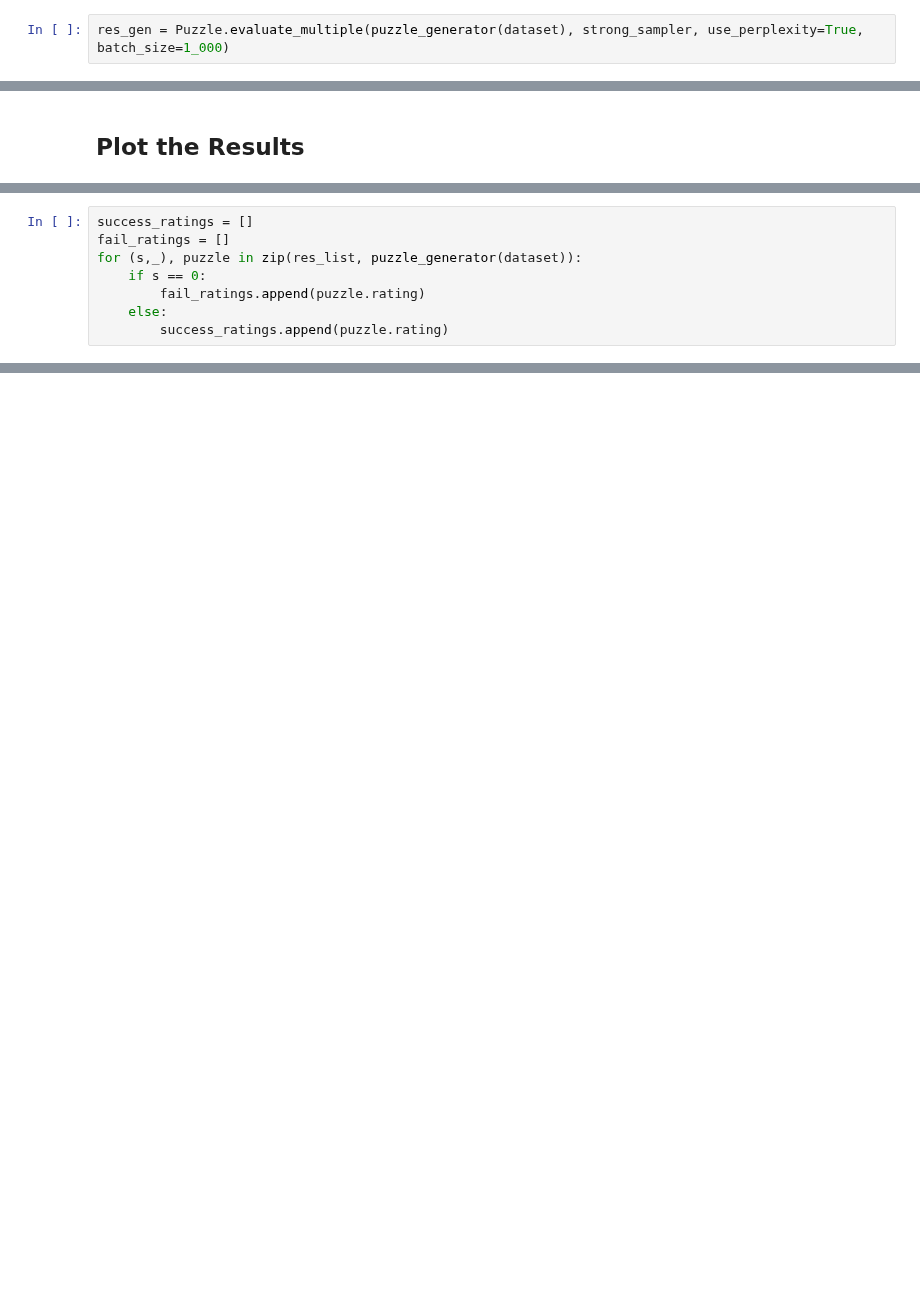
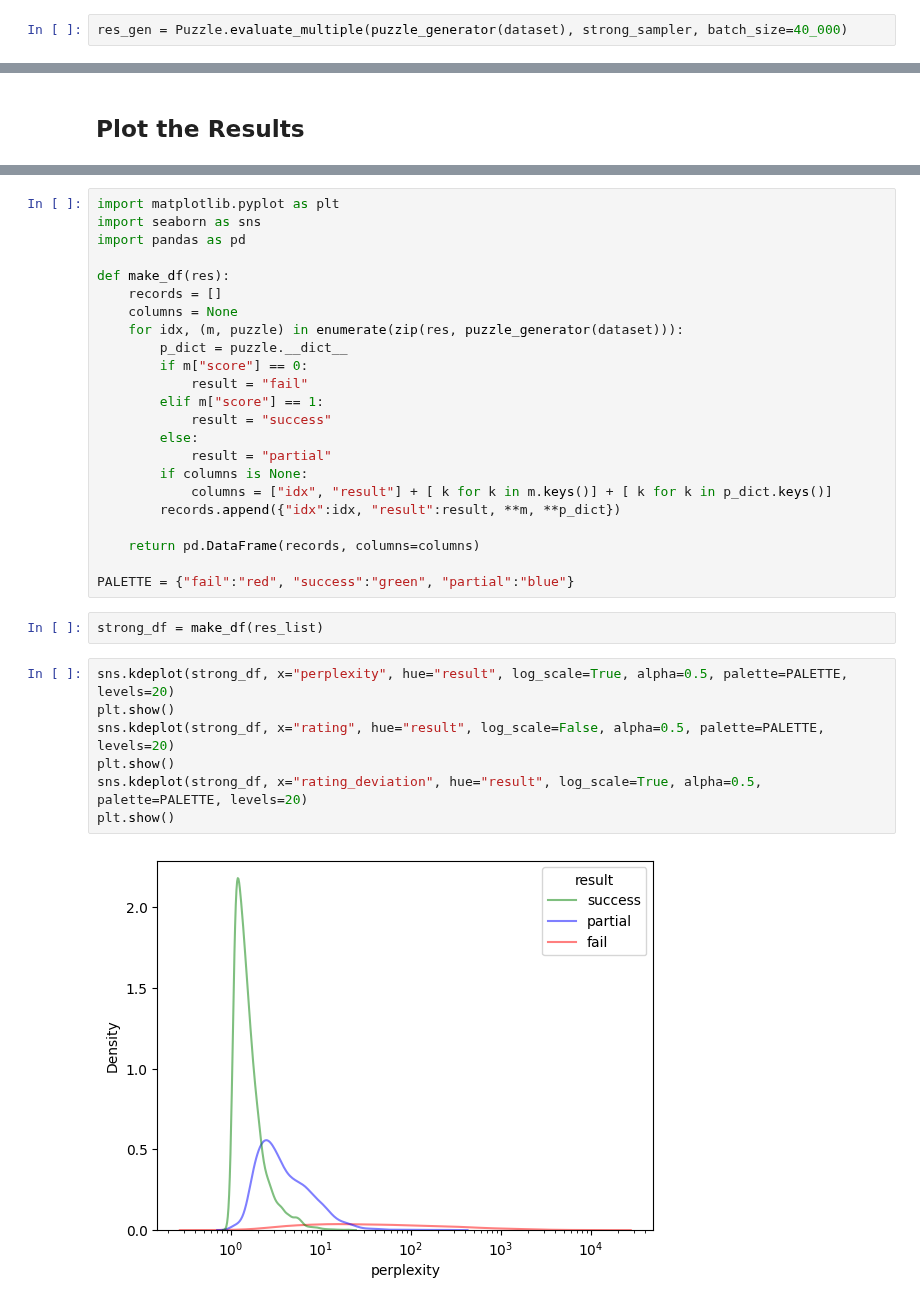
Before and after one commit to Xmaster6y/lczerolens, a Jupyter notebook: docs/source/notebooks/features/evaluate_models_on_puzzles.ipynb, the cells around one changed output, grey strips where cells are left out. Cells and saved outputs as stored; diff of their text form; blank space fills up the shorter version.

```diff
--- a/docs/source/notebooks/features/evaluate_models_on_puzzles.ipynb
+++ b/docs/source/notebooks/features/evaluate_models_on_puzzles.ipynb
@@ -103,6 +151,6 @@ def puzzle_generator(dataset, lim=1_000):
             break
         yield Puzzle.from_dict(d)
 # %%
-res_gen = Puzzle.evaluate_multiple(puzzle_generator(dataset), strong_sampler, use_perplexity=True, batch_size=1_000)
+res_gen = Puzzle.evaluate_multiple(puzzle_generator(dataset), strong_sampler, batch_size=40_000)
 # %%
 res_list = list(res_gen)
@@ -143,8 +177,0 @@ plt.show()
-# %%
-success_ratings = []
-fail_ratings = []
-for (s,_), puzzle in zip(res_list, puzzle_generator(dataset)):
-    if s == 0:
-        fail_ratings.append(puzzle.rating)
-    else:
-        success_ratings.append(puzzle.rating)
@@ -177,0 +178,34 @@ plot_attribute("popularity", success_puzzles, fail_puzzles)
+# %%
+import matplotlib.pyplot as plt
+import seaborn as sns
+import pandas as pd
+
+def make_df(res):
+    records = []
+    columns = None
+    for idx, (m, puzzle) in enumerate(zip(res, puzzle_generator(dataset))):
+        p_dict = puzzle.__dict__
+        if m["score"] == 0:
+            result = "fail"
+        elif m["score"] == 1:
+            result = "success"
+        else:
+            result = "partial"
+        if columns is None:
+            columns = ["idx", "result"] + [ k for k in m.keys()] + [ k for k in p_dict.keys()]
+        records.append({"idx":idx, "result":result, **m, **p_dict})
+
+    return pd.DataFrame(records, columns=columns)
+
+PALETTE = {"fail":"red", "success":"green", "partial":"blue"}
+# %%
+strong_df = make_df(res_list)
+# %%
+sns.kdeplot(strong_df, x="perplexity", hue="result", log_scale=True, alpha=0.5, palette=PALETTE, levels=20)
+plt.show()
+sns.kdeplot(strong_df, x="rating", hue="result", log_scale=False, alpha=0.5, palette=PALETTE, levels=20)
+plt.show()
+sns.kdeplot(strong_df, x="rating_deviation", hue="result", log_scale=True, alpha=0.5, palette=PALETTE, levels=20)
+plt.show()
+# %% [output]
+[figure, added]
```
Also changed, not shown: parts of 26 cells of this notebook.
